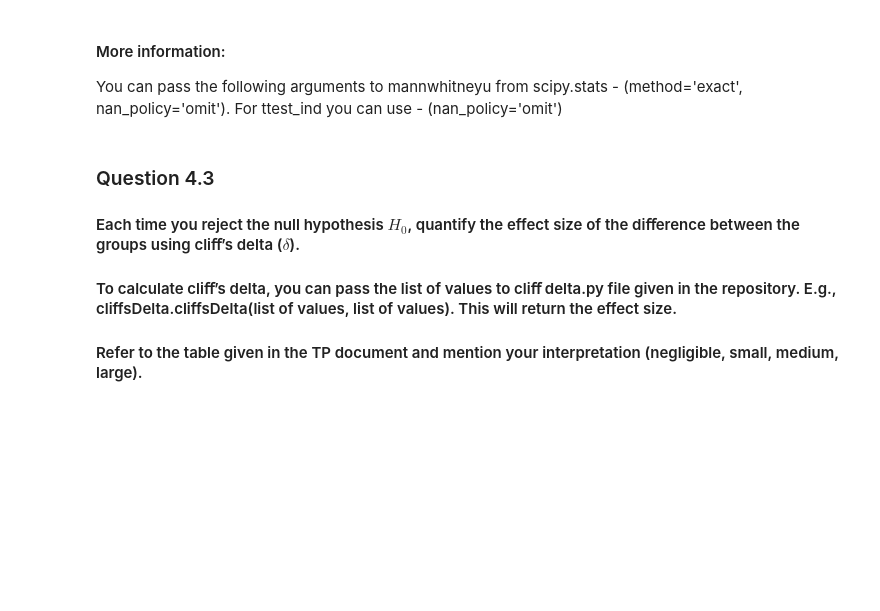
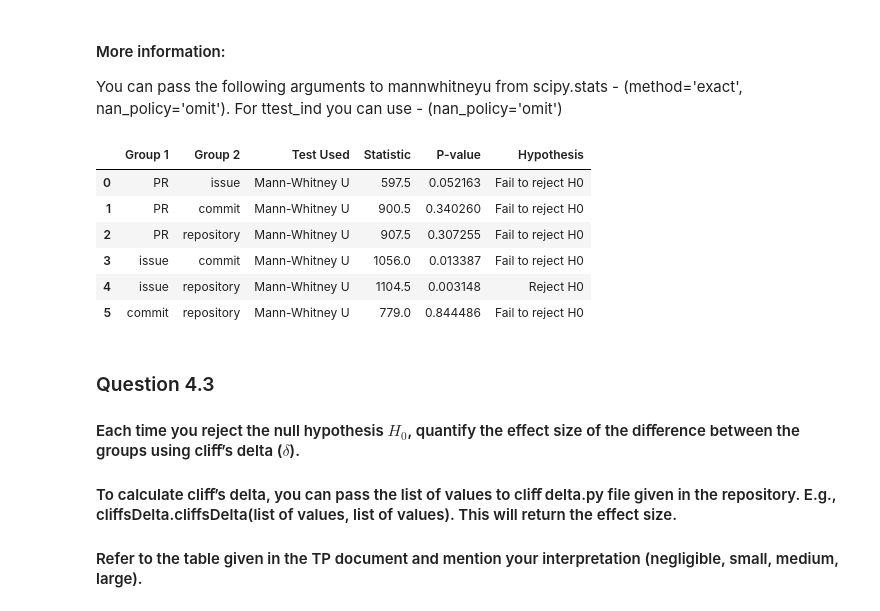
Before and after one commit to augho/SoftEvol_TP_bots, a Jupyter notebook: TP_bots_template.ipynb, the cells around one changed output. Saved outputs shown, nothing was run; the diff lists cells and outputs as text; code cells hidden in the pictures; blank space fills up the shorter version.

```diff
--- a/TP_bots_template.ipynb
+++ b/TP_bots_template.ipynb
@@ -588,3 +604,11 @@ The heatmap shows that humans have much more events in the repository group and
 #### Use shapiro from scipy.stats to perform this test (https://docs.scipy.org/doc/scipy/reference/generated/scipy.stats.shapiro.html)
 # %%
 # YOUR CODE BELOW
+shapiro_results = {}
+for event in ['PR', 'issue', 'commit', 'repository']:
+    event_counts = merged_df[event].dropna()
+    stat, p_value = shapiro(event_counts)
+    shapiro_results[event] = {'Statistic': stat, 'p_value': 'Normal?' if p_value > 0.05 else 'Not Normal'}
+
+df_shapiro = pd.DataFrame.from_dict(shapiro_results, orient='index')
+df_shapiro
@@ -604,6 +634,44 @@ The heatmap shows that humans have much more events in the repository group and
 You can pass the following arguments to mannwhitneyu from scipy.stats - (method='exact', nan_policy='omit'). For ttest_ind you can use - (nan_policy='omit')
 # %%
 # YOUR CODE BELOW
+event_groups = ['PR', 'issue', 'commit', 'repository']
+results = []
+
+for i in range(len(event_groups)):
+    for j in range(i + 1, len(event_groups)):
+        group1 = event_groups[i]
+        group2 = event_groups[j]
+
+        # Shapiro-Wilk test
+        stat1, p1 = shapiro(merged_df[group1])
+        stat2, p2 = shapiro(merged_df[group2])
+
+        # Test selection
+        if p1 < 0.05 or p2 < 0.05:
+            # Mann-Whitney U test
+            stat, p = mannwhitneyu(merged_df[group1], merged_df[group2], method='exact', nan_policy='omit')
+            test_name = 'Mann-Whitney U'
+        else:
+            # Independent t-test
+            stat, p = ttest_ind(merged_df[group1], merged_df[group2], nan_policy='omit')
+            test_name = 'Independent t-test'
+
+        # Result interpretation
+        reject_h0 = "Reject H0" if p < 0.01 else "Fail to reject H0"
+
+        results.append([group1, group2, test_name, stat, p, reject_h0])
+
+# Create DataFrame for results
+results_df = pd.DataFrame(results, columns=['Group 1', 'Group 2', 'Test Used', 'Statistic', 'P-value', 'Hypothesis'])
+results_df
+# %% [output]
+|  | Group 1 | Group 2 | Test Used | Statistic | P-value | Hypothesis |
+| 0 | PR | issue | Mann-Whitney U | 597.5 | 0.052163 | Fail to reject H0 |
+| 1 | PR | commit | Mann-Whitney U | 900.5 | 0.340260 | Fail to reject H0 |
+| 2 | PR | repository | Mann-Whitney U | 907.5 | 0.307255 | Fail to reject H0 |
+| 3 | issue | commit | Mann-Whitney U | 1056.0 | 0.013387 | Fail to reject H0 |
+| 4 | issue | repository | Mann-Whitney U | 1104.5 | 0.003148 | Reject H0 |
+| 5 | commit | repository | Mann-Whitney U | 779.0 | 0.844486 | Fail to reject H0 |
 # %% [markdown]
 ### Question 4.3
 #### Each time you reject the null hypothesis $H_0$, quantify the effect size of the diﬀerence between the groups using cliﬀ’s delta ($\delta$).
```
Also changed, not shown: parts of 3 cells of this notebook.
